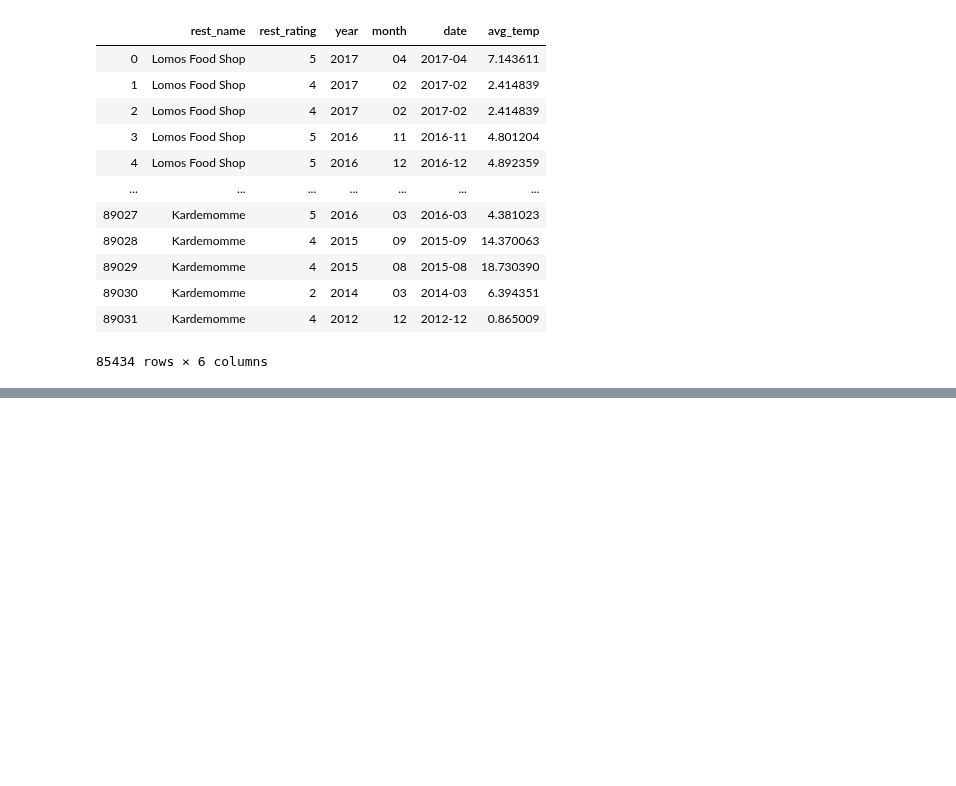
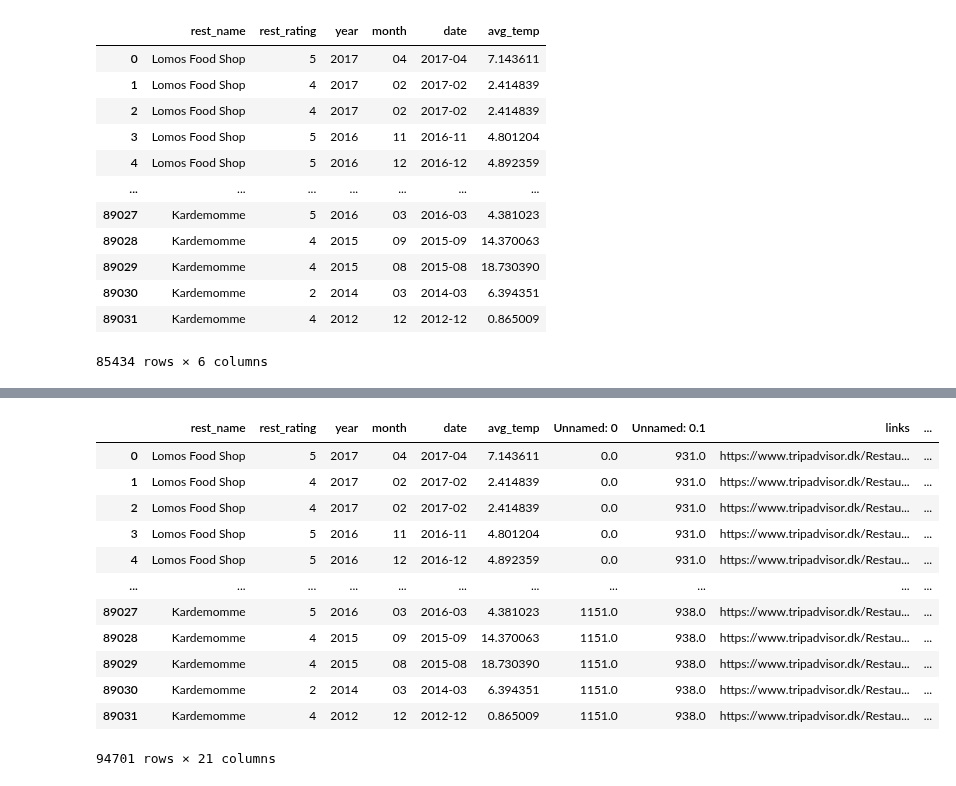
Before and after one commit to annarenneke/Group19, a Jupyter notebook: EXAM/FINAL DATASET.ipynb, the cells around one changed output, grey strips where cells are left out. Cells and saved outputs as stored; diff of their text form; code cells hidden in the pictures; blank space fills up the shorter version.

```diff
--- a/EXAM/FINAL DATASET.ipynb
+++ b/EXAM/FINAL DATASET.ipynb
@@ -41,7 +41,7 @@ df.head()
 | 4 | Lomos Food Shop | 5 | 2016 | 12 | 2016-12 |
 # %%
 #Indlæser DMI data
-df_weather = pd.read_csv(r'C:\Users\Bruger\Documents\GitHub\Group19\EXAM\dmi_join_rdy.csv')
+df_weather = pd.read_csv(r'dmi_join_rdy.csv')
 df_weather
 
 #Joining datasets
@@ -63,3 +63,6 @@ df
 | 89030 | Kardemomme | 2 | 2014 | 03 | 2014-03 | 6.394351 |
 | 89031 | Kardemomme | 4 | 2012 | 12 | 2012-12 | 0.865009 |
 85434 rows × 6 columns
+# %%
+dfkokkener = pd.read_csv(r'kokkenerfinal2.csv' , sep = ',')
+dfkokkener
@@ -65,0 +83,17 @@ df
+# %%
+df = df.join(dfkokkener.set_index('rest_name'), on='rest_name')
+df
+# %% [output]
+|  | rest_name | rest_rating | year | month | date | avg_temp | Unnamed: 0 | Unnamed: 0.1 | links | ... |
+| 0 | Lomos Food Shop | 5 | 2017 | 04 | 2017-04 | 7.143611 | 0.0 | 931.0 | https://www.tripadvisor.dk/Restau... | ... |
+| 1 | Lomos Food Shop | 4 | 2017 | 02 | 2017-02 | 2.414839 | 0.0 | 931.0 | https://www.tripadvisor.dk/Restau... | ... |
+| 2 | Lomos Food Shop | 4 | 2017 | 02 | 2017-02 | 2.414839 | 0.0 | 931.0 | https://www.tripadvisor.dk/Restau... | ... |
+| 3 | Lomos Food Shop | 5 | 2016 | 11 | 2016-11 | 4.801204 | 0.0 | 931.0 | https://www.tripadvisor.dk/Restau... | ... |
+| 4 | Lomos Food Shop | 5 | 2016 | 12 | 2016-12 | 4.892359 | 0.0 | 931.0 | https://www.tripadvisor.dk/Restau... | ... |
+| ... | ... | ... | ... | ... | ... | ... | ... | ... | ... | ... |
+| 89027 | Kardemomme | 5 | 2016 | 03 | 2016-03 | 4.381023 | 1151.0 | 938.0 | https://www.tripadvisor.dk/Restau... | ... |
+| 89028 | Kardemomme | 4 | 2015 | 09 | 2015-09 | 14.370063 | 1151.0 | 938.0 | https://www.tripadvisor.dk/Restau... | ... |
+| 89029 | Kardemomme | 4 | 2015 | 08 | 2015-08 | 18.730390 | 1151.0 | 938.0 | https://www.tripadvisor.dk/Restau... | ... |
+| 89030 | Kardemomme | 2 | 2014 | 03 | 2014-03 | 6.394351 | 1151.0 | 938.0 | https://www.tripadvisor.dk/Restau... | ... |
+| 89031 | Kardemomme | 4 | 2012 | 12 | 2012-12 | 0.865009 | 1151.0 | 938.0 | https://www.tripadvisor.dk/Restau... | ... |
+94701 rows × 21 columns
```
Also changed, not shown: parts of 4 cells of this notebook, 5 other files.
